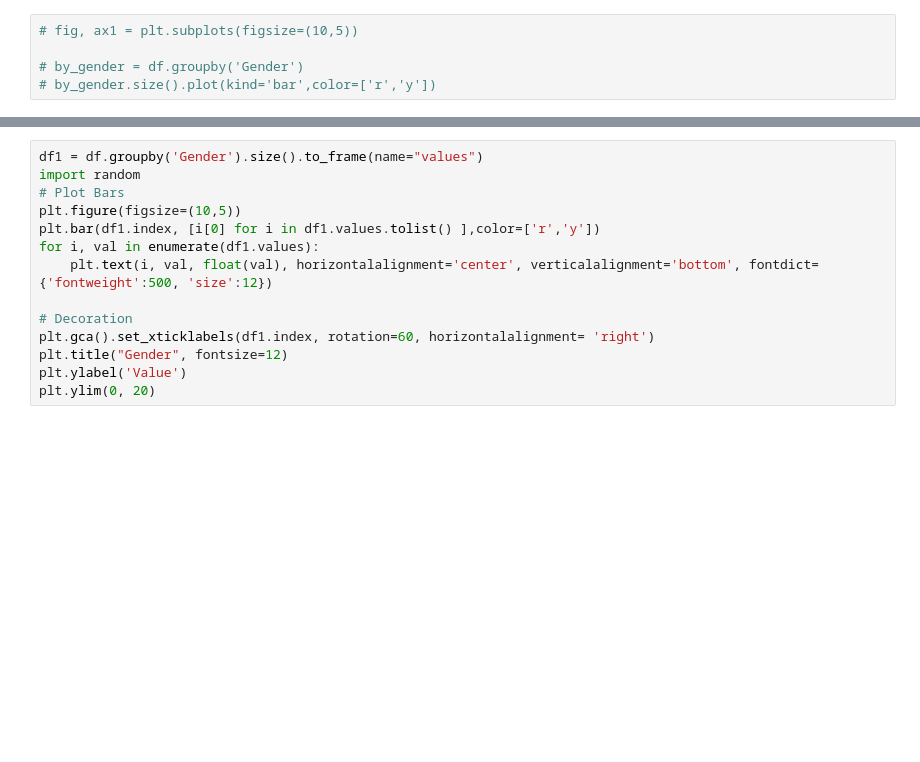
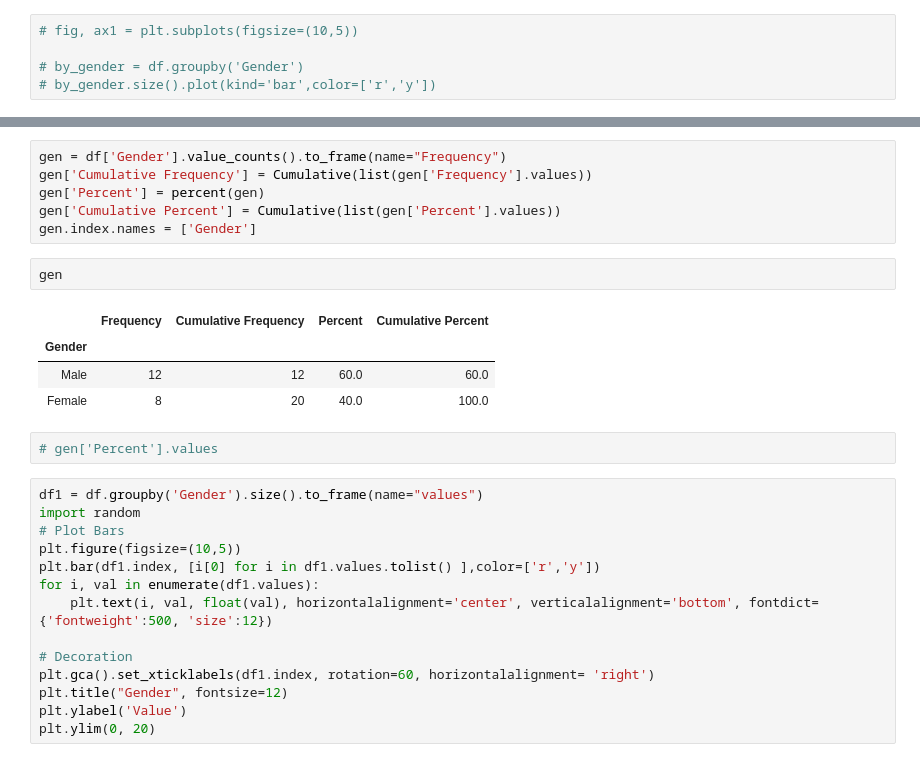
Before and after one commit to kshitizregmi/Data-visualization-bank-customer-response, a Jupyter notebook: user_data_analysi_ bank.ipynb, the cells around one changed output, grey strips where cells are left out. Cells and saved outputs as stored; diff of their text form; blank space fills up the shorter version.

```diff
--- a/user_data_analysi_ bank.ipynb
+++ b/user_data_analysi_ bank.ipynb
@@ -98,3 +92,18 @@ Name: Gender, dtype: int64
+# %%
+gen = df['Gender'].value_counts().to_frame(name="Frequency")
+gen['Cumulative Frequency'] = Cumulative(list(gen['Frequency'].values))
+gen['Percent'] = percent(gen)
+gen['Cumulative Percent'] = Cumulative(list(gen['Percent'].values))
+gen.index.names = ['Gender']
+# %%
+gen
+# %% [output]
+|  | Frequency | Cumulative Frequency | Percent | Cumulative Percent |
+| Gender |  |  |  |  |
+| Male | 12 | 12 | 60.0 | 60.0 |
+| Female | 8 | 20 | 40.0 | 100.0 |
+# %%
+# gen['Percent'].values
 # %%
 df1 = df.groupby('Gender').size().to_frame(name="values")
 import random
```
Also changed, not shown: parts of 57 cells of this notebook.
